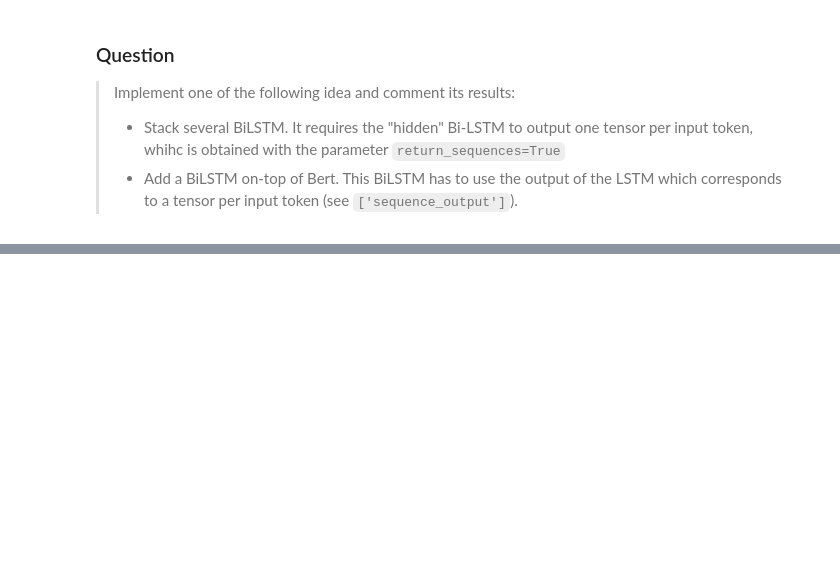
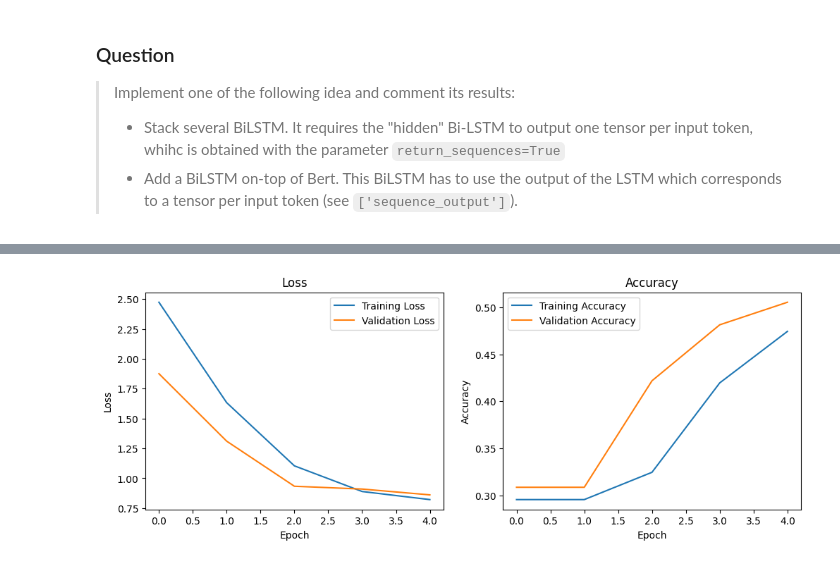
Before and after one commit to KK-marius/Project-NLP-bag-of-words, a Jupyter notebook: Text_classification_with_RNN_and_attention.ipynb, the cells around one changed output, grey strips where cells are left out. Saved outputs shown, nothing was run; the diff lists cells and outputs as text; code cells hidden in the pictures; blank space fills up the shorter version.

```diff
--- a/Text_classification_with_RNN_and_attention.ipynb
+++ b/Text_classification_with_RNN_and_attention.ipynb
@@ -319,3 +433,35 @@ for text, pred in zip(examples, predictions):
 > Implement one of the following idea and comment its results:
 > * Stack several BiLSTM. It requires the "hidden" Bi-LSTM to output one tensor per input token, whihc is obtained with the parameter `return_sequences=True`
 > * Add a BiLSTM on-top of Bert. This BiLSTM has to use the output of the LSTM which corresponds to a tensor per input token (see `['sequence_output']`).
+# %%
+# R : Stack several BiLSTM
+
+from tensorflow.keras import layers
+
+model1 = tf.keras.Sequential([
+    encoder,
+    layers.Embedding(input_dim=len(encoder.get_vocabulary()),output_dim=64,mask_zero=True),
+    layers.Bidirectional(layers.LSTM(60, return_sequences=True)),  # First BiLSTM layer
+    layers.Bidirectional(layers.LSTM(16)),  # Final BiLSTM layer (no return_sequences)
+    layers.Dense(64, activation='relu'),
+    layers.Dense(1)  # Output layer for binary classification
+])
+
+# Compile the model
+model1.compile(
+    loss=tf.keras.losses.BinaryCrossentropy(from_logits=False),
+    optimizer=tf.keras.optimizers.Adam(1e-4),
+    metrics=['accuracy']
+)
+
+
+# Train the model
+history = model1.fit(train_dataset,validation_data=validation_dataset,epochs=5)
+
+plot_learning_curves(history)
+
+# Evaluate the model on the validation dataset
+val_loss, val_accuracy = model1.evaluate(validation_dataset)
+print(f'Validation Loss: {val_loss}')
+print(f'Validation Accuracy: {val_accuracy}')
+# %% [output]
@@ -321,0 +478 @@ for text, pred in zip(examples, predictions):
+[figure, added]
```
Also changed, not shown: parts of 28 cells of this notebook.
